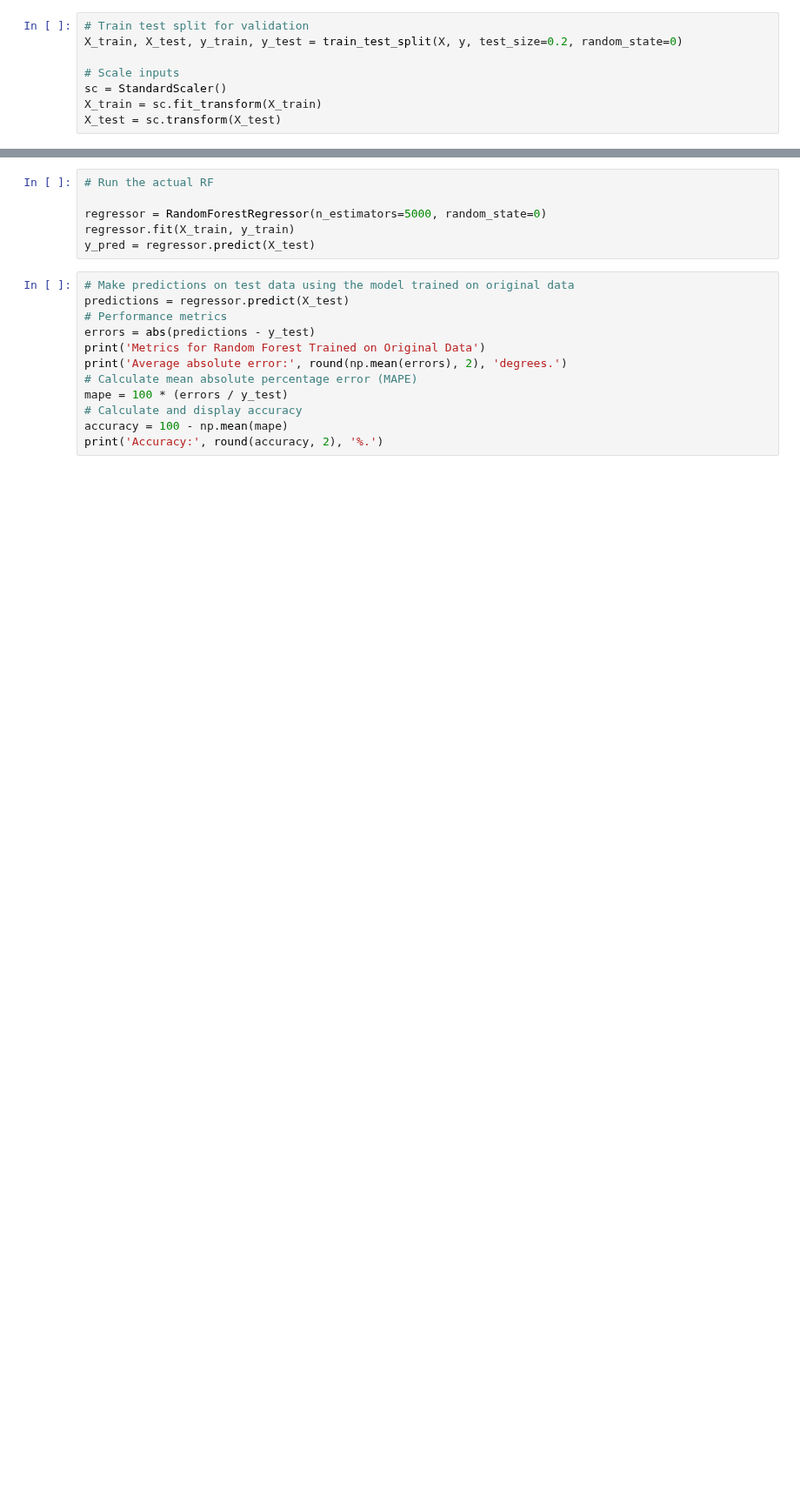
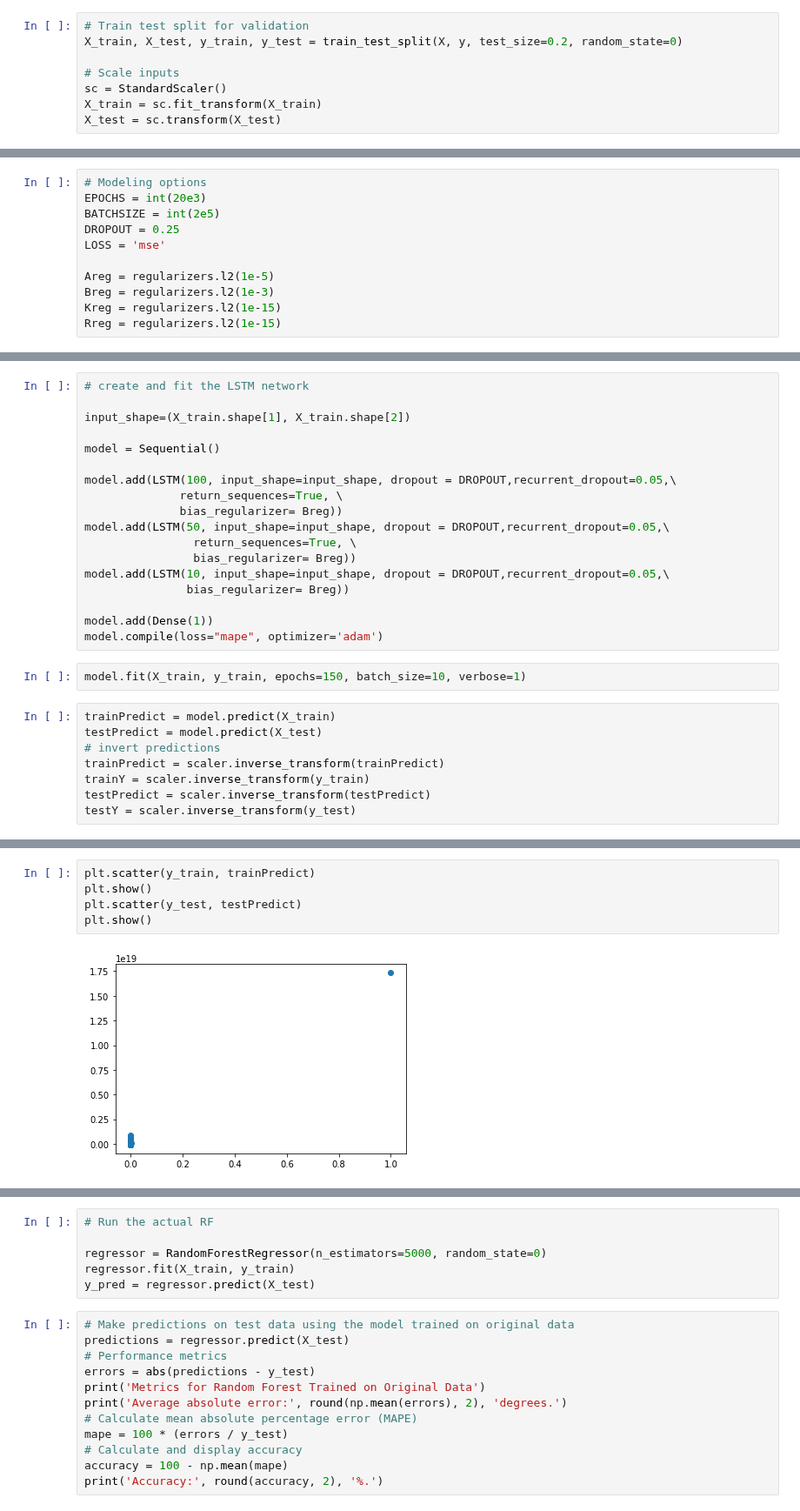
Before and after one commit to kashingtonDC/RZSM, a Jupyter notebook: code/LSTM.ipynb, the cells around one changed output, grey strips where cells are left out. Shown at 87% size. Drawn from its saved outputs; the diff is of its cells as text; blank space fills up the shorter version.

Commit message:
v0 of LSTM

```diff
--- a/code/LSTM.ipynb
+++ b/code/LSTM.ipynb
@@ -418,0 +408,11 @@ X = pd.concat([X, one_hot], axis = 1)
+# %%
+# Modeling options
+EPOCHS = int(20e3)
+BATCHSIZE = int(2e5)
+DROPOUT = 0.25
+LOSS = 'mse'
+
+Areg = regularizers.l2(1e-5)
+Breg = regularizers.l2(1e-3)
+Kreg = regularizers.l2(1e-15)
+Rreg = regularizers.l2(1e-15)
@@ -418,0 +443,28 @@ X = pd.concat([X, one_hot], axis = 1)
+# %%
+# create and fit the LSTM network
+
+input_shape=(X_train.shape[1], X_train.shape[2])
+
+model = Sequential()
+
+model.add(LSTM(100, input_shape=input_shape, dropout = DROPOUT,recurrent_dropout=0.05,\
+              return_sequences=True, \
+              bias_regularizer= Breg))
+model.add(LSTM(50, input_shape=input_shape, dropout = DROPOUT,recurrent_dropout=0.05,\
+                return_sequences=True, \
+                bias_regularizer= Breg))
+model.add(LSTM(10, input_shape=input_shape, dropout = DROPOUT,recurrent_dropout=0.05,\
+               bias_regularizer= Breg))
+
+model.add(Dense(1))
+model.compile(loss="mape", optimizer='adam')
+# %%
+model.fit(X_train, y_train, epochs=150, batch_size=10, verbose=1)
+# %%
+trainPredict = model.predict(X_train)
+testPredict = model.predict(X_test)
+# invert predictions
+trainPredict = scaler.inverse_transform(trainPredict)
+trainY = scaler.inverse_transform(y_train)
+testPredict = scaler.inverse_transform(testPredict)
+testY = scaler.inverse_transform(y_test)
@@ -418,0 +480,7 @@ X = pd.concat([X, one_hot], axis = 1)
+# %%
+plt.scatter(y_train, trainPredict)
+plt.show()
+plt.scatter(y_test, testPredict)
+plt.show()
+# %% [output]
+[figure, added]
```
Also changed, not shown: parts of 30 cells of this notebook.
